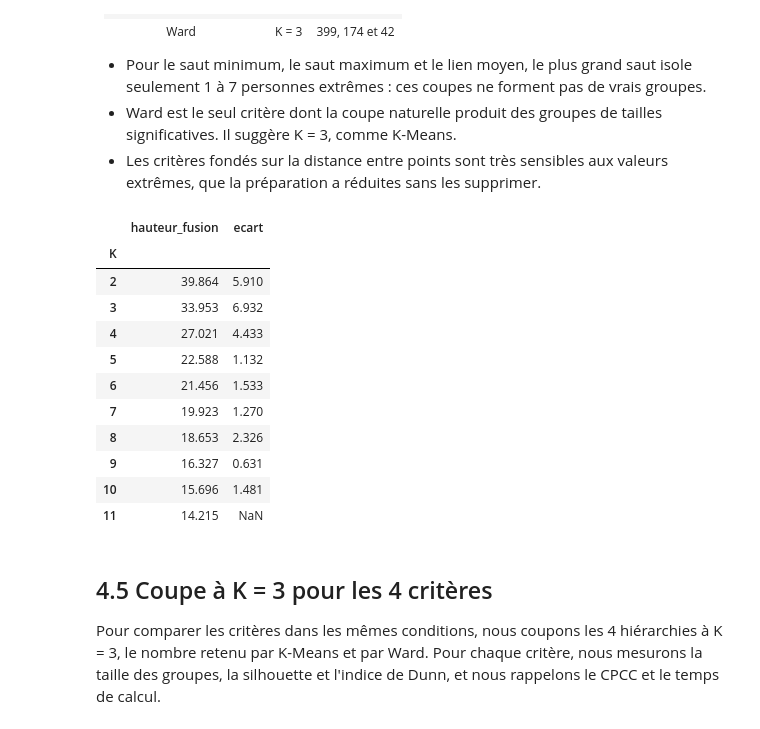
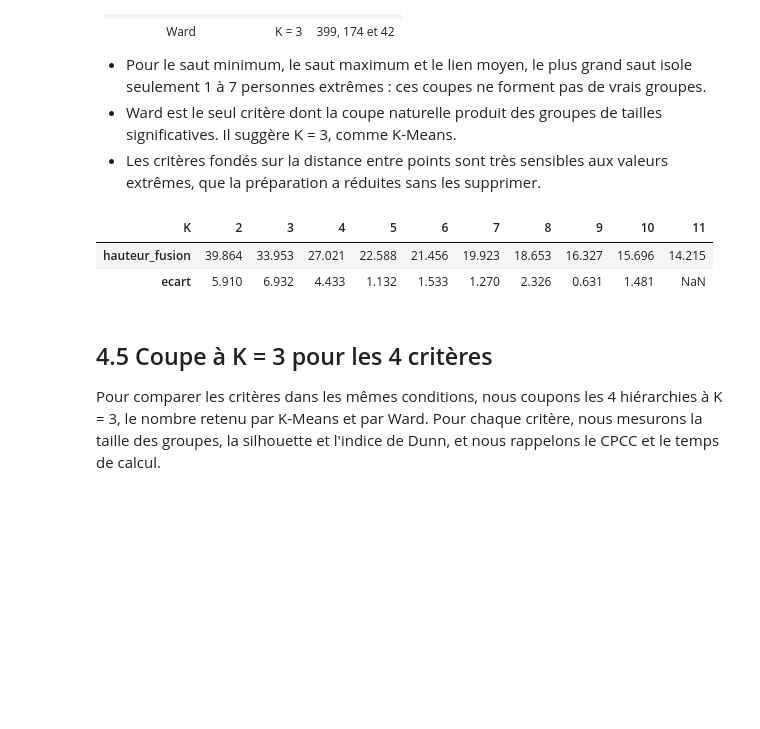
Before and after one commit to CedricKonkobo/Clustering-d-analyses-sanguines, a Jupyter notebook: 02_cah.ipynb, the cells around one changed output. Drawn from its saved outputs; the diff is of its cells as text; code cells hidden in the pictures; blank space fills up the shorter version.

```diff
--- a/02_cah.ipynb
+++ b/02_cah.ipynb
@@ -289,26 +315,17 @@ pd.DataFrame(coupes).set_index("critere")
 # %%
 Z_ward = hierarchies["Ward"]
 
 # Hauteur de la fusion qui fait passer de K groupes à K-1 groupes
 sauts = pd.DataFrame({"K": range(2, 12),
                       "hauteur_fusion": Z_ward[::-1, 2][:10]}).set_index("K")
 
 # Écart avec la fusion suivante : plus il est grand, plus la coupe à K groupes est nette
 sauts["ecart"] = sauts["hauteur_fusion"] - sauts["hauteur_fusion"].shift(-1)
-sauts
+sauts.T
 # %% [output]
-|  | hauteur_fusion | ecart |
-| K |  |  |
-| 2 | 39.864 | 5.910 |
-| 3 | 33.953 | 6.932 |
-| 4 | 27.021 | 4.433 |
-| 5 | 22.588 | 1.132 |
-| 6 | 21.456 | 1.533 |
-| 7 | 19.923 | 1.270 |
-| 8 | 18.653 | 2.326 |
-| 9 | 16.327 | 0.631 |
-| 10 | 15.696 | 1.481 |
-| 11 | 14.215 | NaN |
+| K | 2 | 3 | 4 | 5 | 6 | 7 | 8 | 9 | 10 | 11 |
+| hauteur_fusion | 39.864 | 33.953 | 27.021 | 22.588 | 21.456 | 19.923 | 18.653 | 16.327 | 15.696 | 14.215 |
+| ecart | 5.910 | 6.932 | 4.433 | 1.132 | 1.533 | 1.270 | 2.326 | 0.631 | 1.481 | NaN |
 # %% [markdown]
 
 <a id="s45"></a>
```
Also changed, not shown: parts of 21 cells of this notebook, 8 other files.
